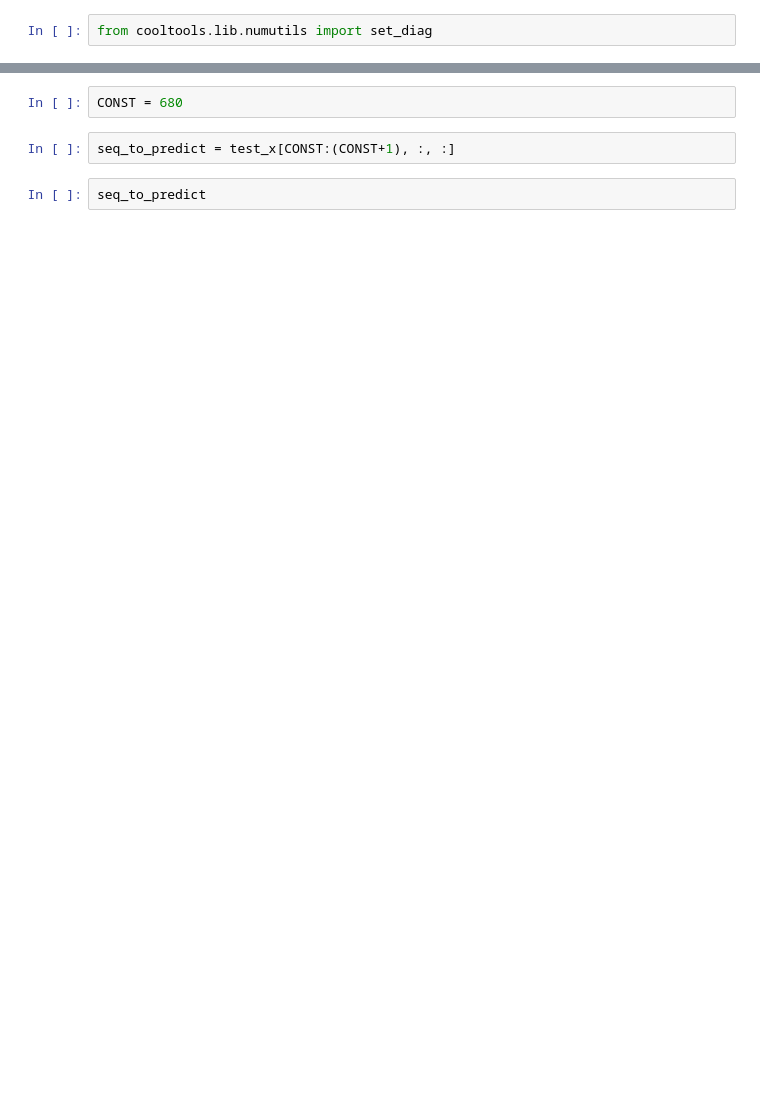
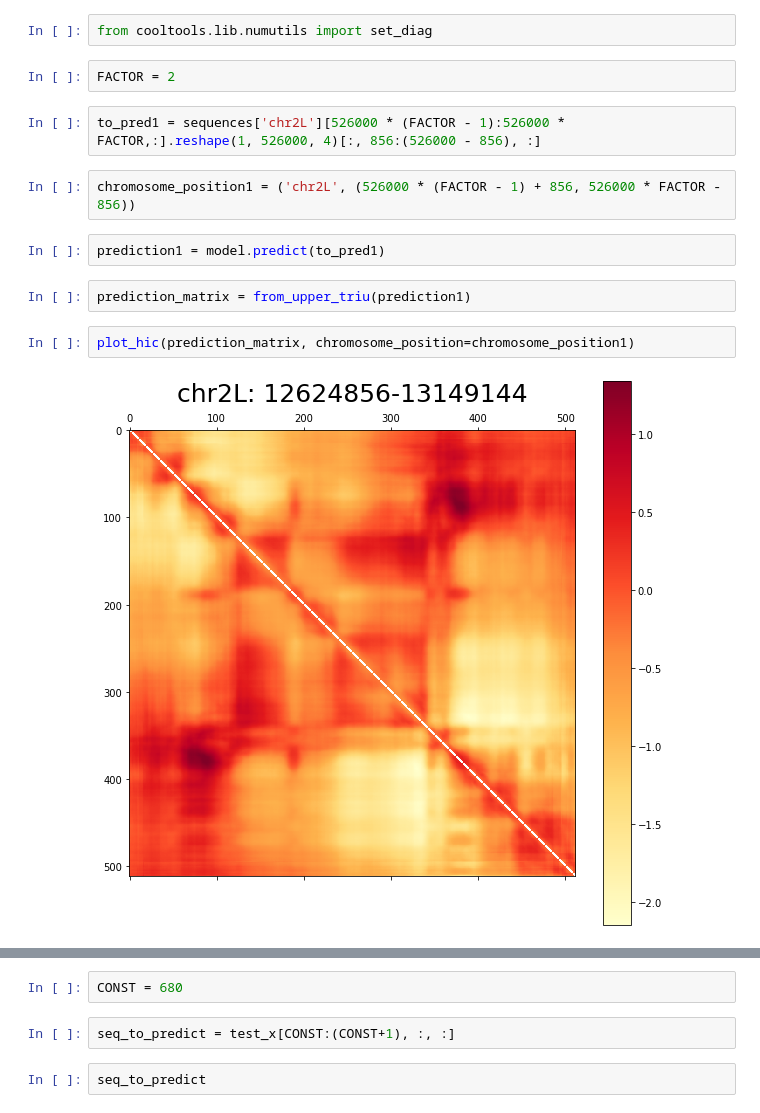
Before and after one commit to NeilAlishev/HiCPredictor, a Jupyter notebook: DeepHiCResearch.ipynb, the cells around one changed output, grey strips where cells are left out. Cells and saved outputs as stored; diff of their text form; blank space fills up the shorter version.

Commit message:
some more predictions

```diff
--- a/DeepHiCResearch.ipynb
+++ b/DeepHiCResearch.ipynb
@@ -1042,2 +1041,16 @@ test_y.shape
 # %%
 from cooltools.lib.numutils import set_diag
+# %%
+FACTOR = 2
+# %%
+to_pred1 = sequences['chr2L'][526000 * (FACTOR - 1):526000 * FACTOR,:].reshape(1, 526000, 4)[:, 856:(526000 - 856), :]
+# %%
+chromosome_position1 = ('chr2L', (526000 * (FACTOR - 1) + 856, 526000 * FACTOR - 856))
+# %%
+prediction1 = model.predict(to_pred1)
+# %%
+prediction_matrix = from_upper_triu(prediction1)
+# %%
+plot_hic(prediction_matrix, chromosome_position=chromosome_position1)
+# %% [output]
+[figure, added]
```
Also changed, not shown: parts of 24 cells of this notebook.
